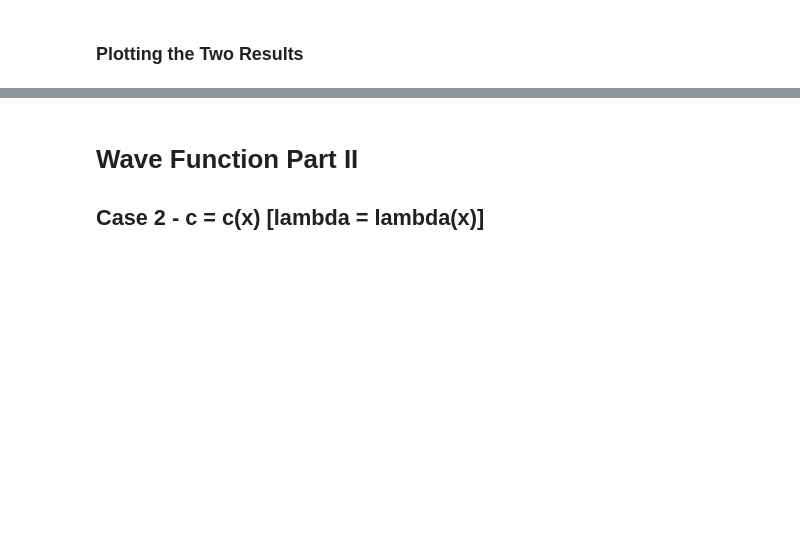
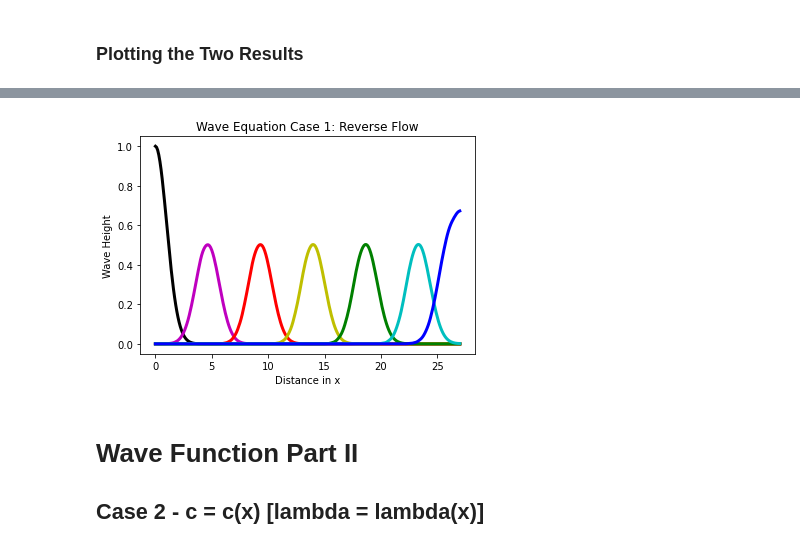
Before and after one commit to stumptavianroboclick/EAS-4610-Final-Project, a Jupyter notebook: EAS 4610 Final Project - Atmospheric Gravity Waves.ipynb, the cells around one changed output, grey strips where cells are left out. Drawn from its saved outputs; the diff is of its cells as text; code cells hidden in the pictures; blank space fills up the shorter version.

```diff
--- a/EAS 4610 Final Project - Atmospheric Gravity Waves.ipynb
+++ b/EAS 4610 Final Project - Atmospheric Gravity Waves.ipynb
@@ -311,9 +295,14 @@ def plotmaking(x_min,x_max,y_min,y_max,title,xlabel,ylabel,x,y,tmax):
 # %%
 #Reverse Case
-for k in range(1, 2, t_Total):
-    plt.figure(5)
-    plt.title("Wave Equation Case 1: Reverse Flow")
-    plt.plot(x_Array,stable_u[:,k],'k',linewidth=3)
-    plt.xlabel('Distance in x');
-    plt.ylabel('Wave Height');
+plt.figure(4)
+plt.title("Wave Equation Case 1: Reverse Flow")
+plt.plot(x_Array,reverse_u[:,0], 'k', label='Time = 0', linewidth=3)
+plt.plot(x_Array,reverse_u[:,1400], 'm', label='Time = 1400', linewidth=3)
+plt.plot(x_Array,reverse_u[:,2800], 'r', label='Time = 2800', linewidth=3)
+plt.plot(x_Array,reverse_u[:,4200], 'y', label='Time = 4200', linewidth=3)
+plt.plot(x_Array,reverse_u[:,5600], 'g', label='Time = 5600', linewidth=3)
+plt.plot(x_Array,reverse_u[:,7000], 'c', label='Time = 7000', linewidth=3)
+plt.plot(x_Array,reverse_u[:,8400], 'b', label='Time = 8400', linewidth=3)
+plt.xlabel('Distance in x');
+plt.ylabel('Wave Height');
 # %% [output]
@@ -322,3 +309,4 @@ for k in range(1, 2, t_Total):
+[figure, added]
 # %% [markdown]
 # Wave Function Part II
 ## Case 2 - c = c(x) [lambda = lambda(x)]
```
Also changed, not shown: parts of 40 cells of this notebook.
